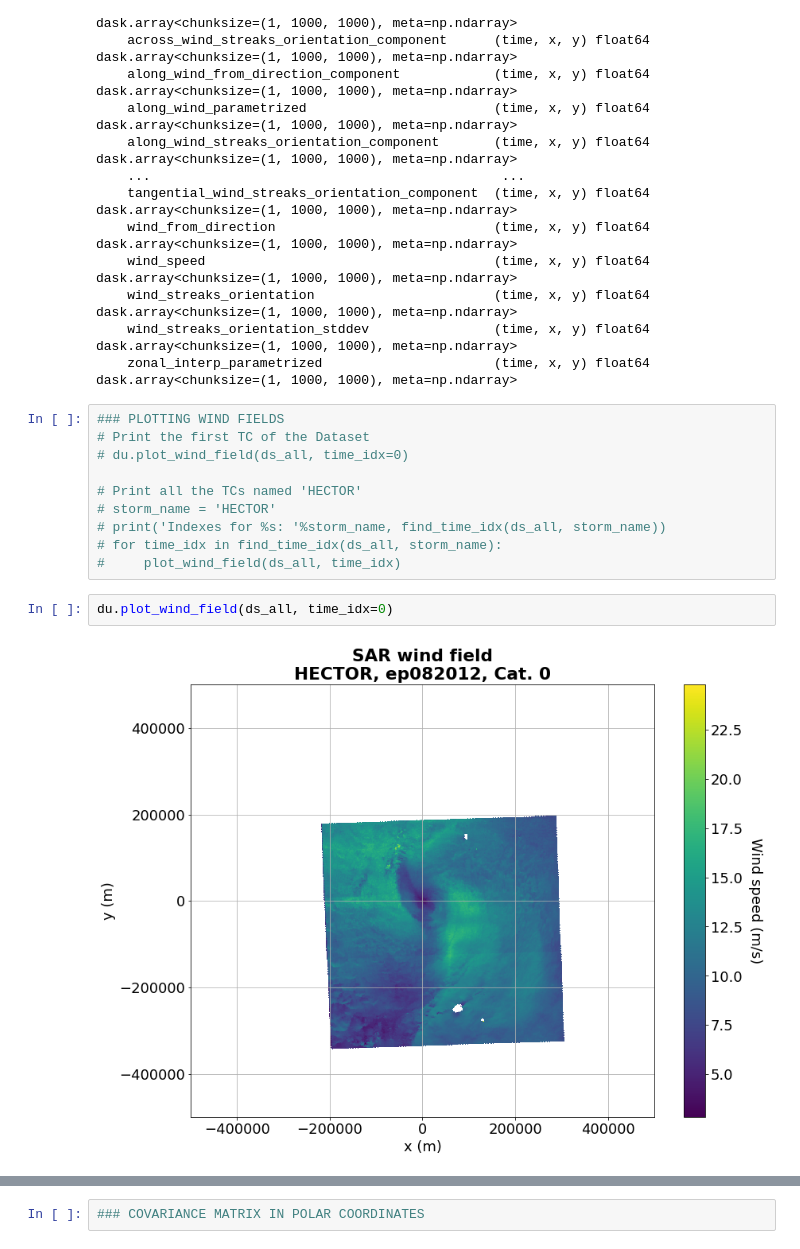
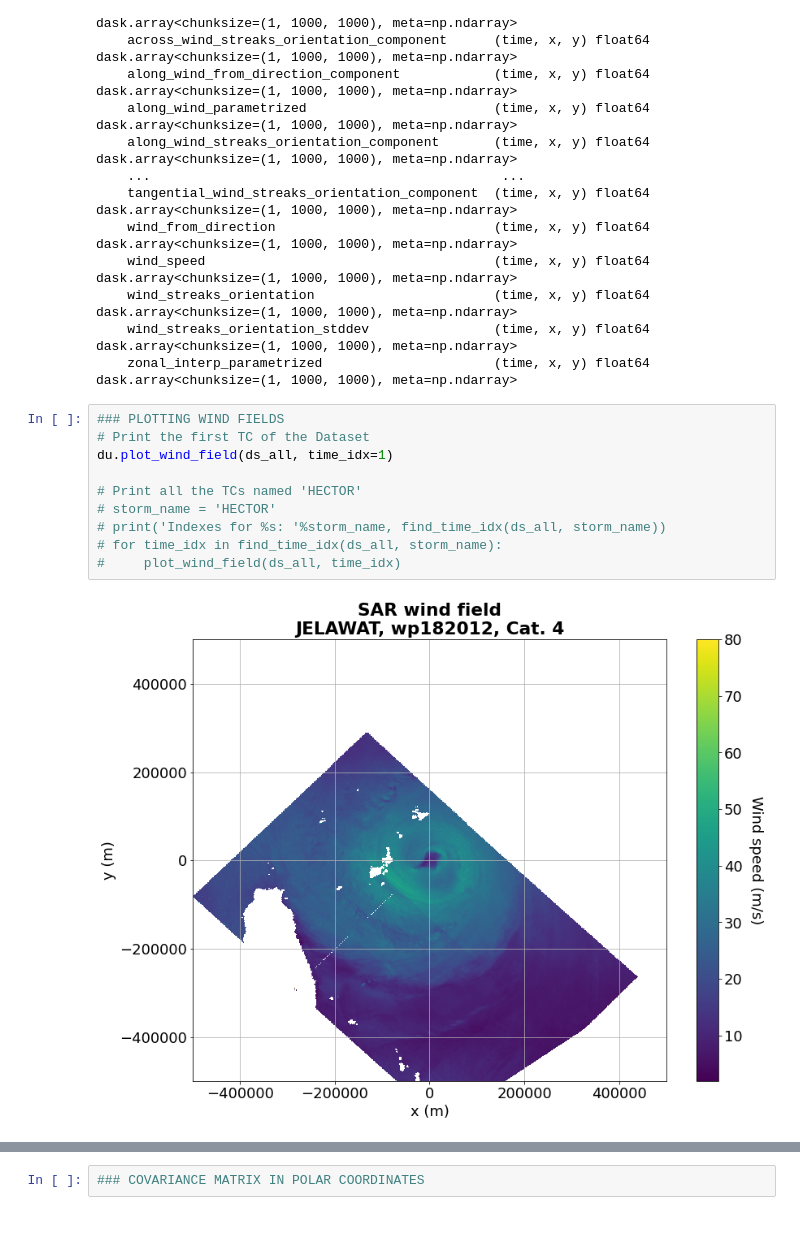
Before and after one commit to Arthur117/bigData2022_covariance, a Jupyter notebook: cov_mat_by_cat.ipynb, the cells around one changed output, grey strips where cells are left out. Drawn from its saved outputs; the diff is of its cells as text.

```diff
--- a/cov_mat_by_cat.ipynb
+++ b/cov_mat_by_cat.ipynb
@@ -65,14 +66,12 @@ Data variables: (12/35)
 # %%
 ### PLOTTING WIND FIELDS
 # Print the first TC of the Dataset
-# du.plot_wind_field(ds_all, time_idx=0)
+du.plot_wind_field(ds_all, time_idx=1)
 
 # Print all the TCs named 'HECTOR'
 # storm_name = 'HECTOR'
 # print('Indexes for %s: '%storm_name, find_time_idx(ds_all, storm_name))
 # for time_idx in find_time_idx(ds_all, storm_name):
 #     plot_wind_field(ds_all, time_idx)
+# %% [output]
+[figure, added]
-# %%
-du.plot_wind_field(ds_all, time_idx=0)
-# %% [output]
-[figure, removed]
```
Also changed, not shown: parts of 10 cells of this notebook, 1 other file.
